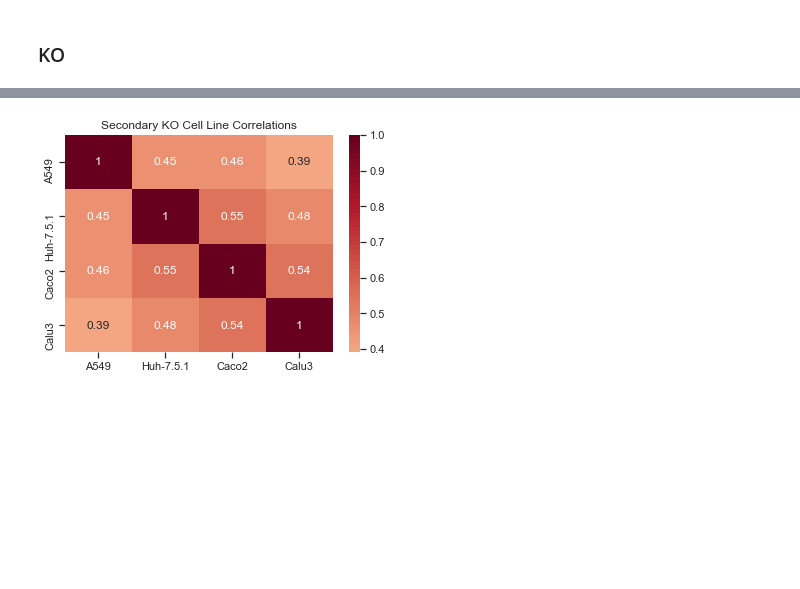
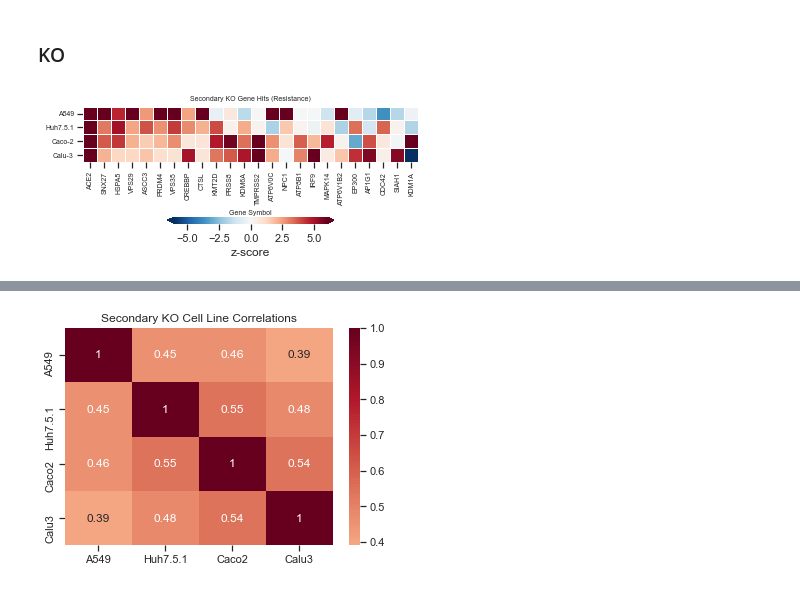
Before and after one commit to PriyankaRoy5/SARS-CoV-2-meta-analysis, a Jupyter notebook: SecondaryScreens/Resubmission_Figures.ipynb, the cells around one changed output, grey strips where cells are left out. Saved outputs shown, nothing was run; the diff lists cells and outputs as text; code cells hidden in the pictures; blank space fills up the shorter version.

```diff
--- a/SecondaryScreens/Resubmission_Figures.ipynb
+++ b/SecondaryScreens/Resubmission_Figures.ipynb
@@ -339,6 +385,55 @@ gpp.savefig('../../../Figures/Cumulative_dist_primary_rank_secondary_hit.pdf', b
 ## Secondary screen Heatmaps
 # %% [markdown]
 ### KO
+# %%
+cell_line_dicts = {'A549':A549_dict, 'Huh7_5': Huh7_5_dict, 'Caco2': Caco2_dict, 'Calu3': Calu3_KO_dict}
+secondary_KO_dict = {}
+
+for cell_line, dictionary in cell_line_dicts.items():
+    secondary_key = [key for key in dictionary.keys() if 'secondary' in key][0]
+    secondary_df = dictionary[secondary_key]
+    for col in secondary_df.columns:
+        if 'zscore' in col:
+            new_col_name = col + '_' + cell_line
+            secondary_df = secondary_df.rename(columns={col:new_col_name})
+    secondary_dict_key = cell_line + '_' + secondary_key
+    secondary_KO_dict[cell_line] = secondary_df
+
+secondary_KO_df = fns.merge_dict_dfs(secondary_KO_dict)
+rank_cols = [col for col in secondary_KO_df.columns if 'Rank' in col]
+secondary_KO_df['Avg_Rank'] = secondary_KO_df[rank_cols].mean(axis=1)
+
+secondary_KO_heatmap_res_df = secondary_KO_df.copy().drop(rank_cols, axis=1)
+
+zscore_cols = [col for col in secondary_KO_heatmap_res_df.columns if 'zscore' in col and 'Rank' not in col]
+# Sort by average rank
+secondary_KO_heatmap_res_rank_df = select_top_ranks(secondary_KO_heatmap_res_df, cols_to_rank=zscore_cols, rank=7)#.set_index('Gene Symbol').sort_values('Avg_Rank')
+
+mentioned_KO_genes = ['VPS29', 'ATP8B1', 'HSPA5']
+
+# for gene in mentioned_KO_genes:
+mentioned_KO_df = secondary_KO_heatmap_res_df[secondary_KO_heatmap_res_df['Gene Symbol'].isin(mentioned_KO_genes)]
+
+secondary_KO_heatmap_res_df = pd.concat([secondary_KO_heatmap_res_rank_df, mentioned_KO_df])
+
+secondary_KO_heatmap_res_df = secondary_KO_heatmap_res_df.set_index('Gene Symbol').drop_duplicates().sort_values('Avg_Rank')
+
+secondary_KO_heatmap_res_df = secondary_KO_heatmap_res_df.drop('Avg_Rank', axis=1)
+
+ylabels = ['A549', 'Huh7.5.1', 'Caco-2', 'Calu-3']
+
+g = sns.heatmap(secondary_KO_heatmap_res_df.T, mask = secondary_KO_heatmap_res_df.T.isnull(), cmap = gpp.diverging_cmap(), square=True, yticklabels=ylabels,xticklabels=True,#yticklabels=ylabels,
+                center=0, annot=False, cbar_kws={'orientation':'horizontal','shrink':0.5,'extend':'both', 'label':'z-score', 'pad':0.25}, linecolor='white', linewidths=0.5, vmin = -6, vmax = 6);#, 'orientation': orientation});#, vmin = vmin, vmax = vmax, fmt='.2f')
+
+plt.title('Secondary KO Gene Hits (Resistance)', fontsize=7)
+plt.yticks(rotation = 0, fontsize=7)
+plt.xticks(fontsize=7)
+plt.xlabel('Gene Symbol',fontsize=7);
+
+fig.savefig('../../../Figures/Heatmaps/SecondaryKOHeatmapComparison_res.png', bbox_inches='tight', dpi=300)
+gpp.savefig('../../../Figures/Heatmaps/SecondaryKOHeatmapComparison_res.pdf', bbox_inches='tight', dpi=300)
+# %% [output]
+[figure, added]
 # %%
 cell_line_dicts = {'A549':A549_dict, 'Huh7_5': Huh7_5_dict, 'Caco2': Caco2_dict, 'Calu3': Calu3_KO_dict}
 secondary_KO_dict = {}
```
Also changed, not shown: parts of 17 cells of this notebook, 13 other files.
